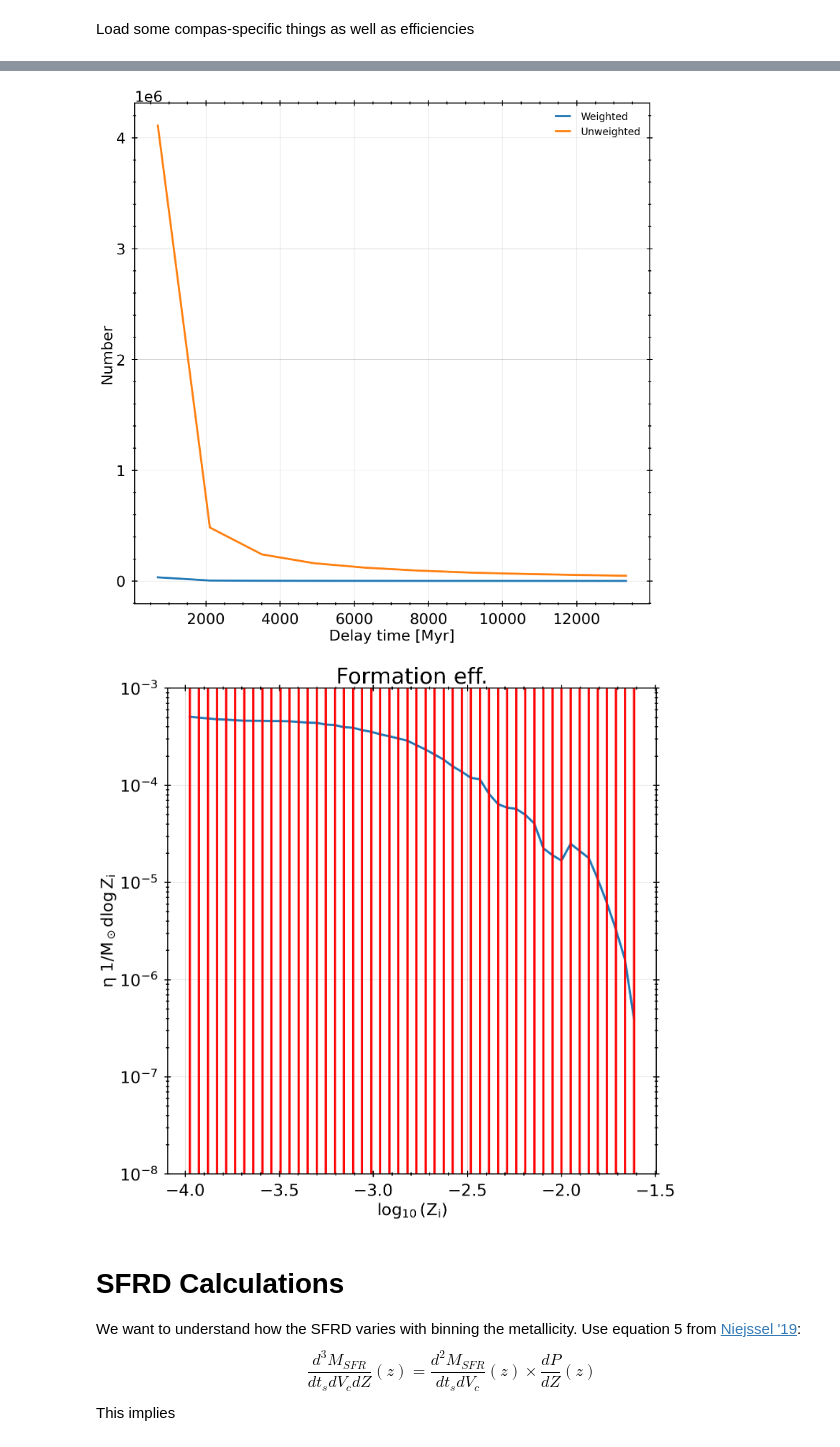
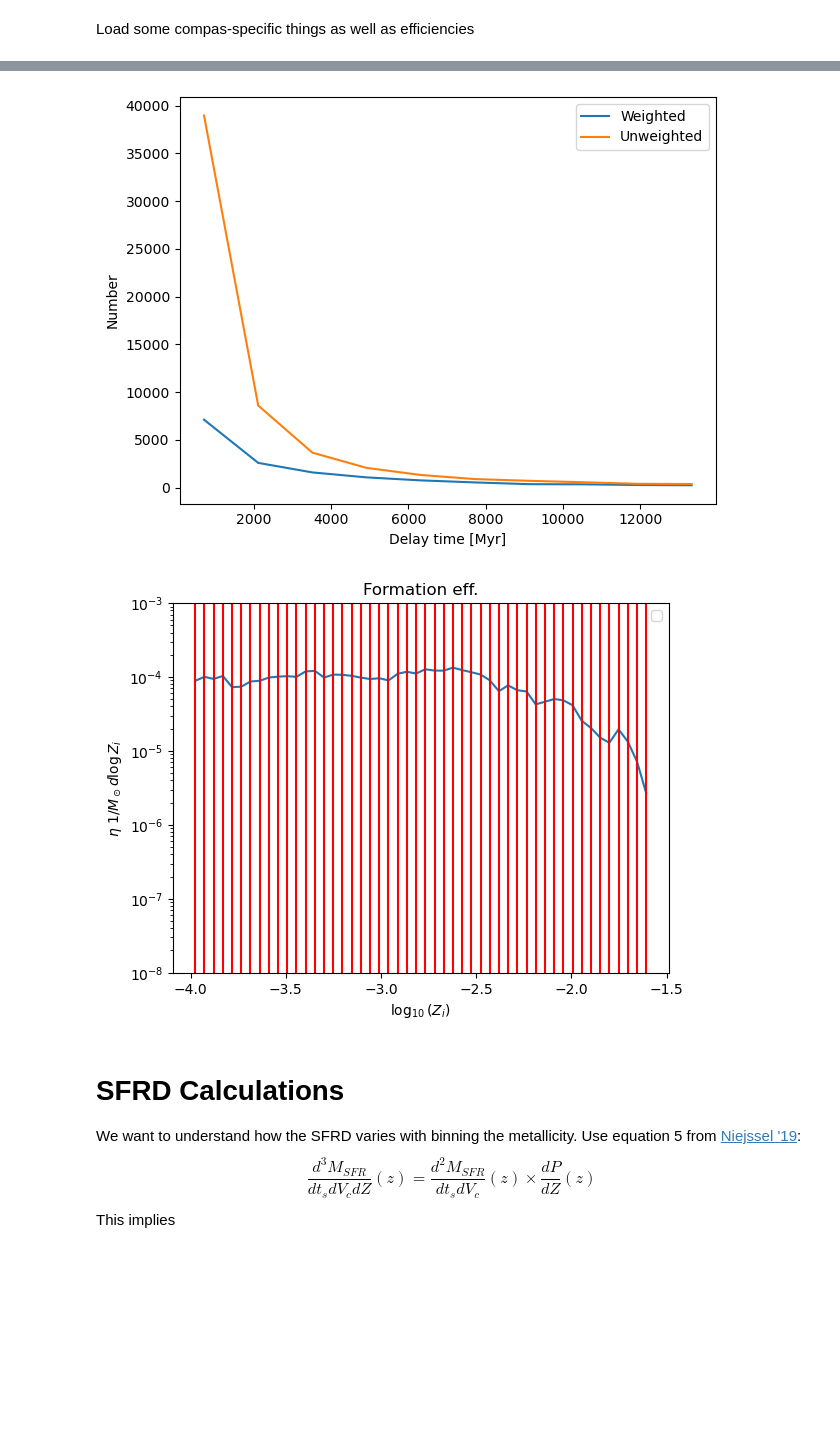
Before and after one commit to stlgolfer/metallicity_mergers, a Jupyter notebook: convolve_test.ipynb, the cells around one changed output, grey strips where cells are left out. Drawn from its saved outputs; the diff is of its cells as text; code cells hidden in the pictures; blank space fills up the shorter version.

```diff
--- a/convolve_test.ipynb
+++ b/convolve_test.ipynb
@@ -38,7 +35,7 @@ metallicities = fdata["BSE_System_Parameters"]["Metallicity@ZAMS(1)"][()]
 # potentially mask with/without a stable mass transfer or without an envelope
 mixture_weight = fdata["BSE_System_Parameters"]["mixture_weight"][()]
 fdata.close()
-TYPES = 'BBH'
+TYPES = 'BHNS'
 fe_binned, fe_bins, compasdata = get_formation_efficiency(filepath, types=TYPES)
 delayTimes = compasdata.delayTimes
 
@@ -65,5 +62,5 @@ Took 0.19556403160095215 to find efficiencies
-[figure, old version]
+[figure, new version]
-[figure, old version]
+[figure, new version]
 # %%
 class SigmaSkew:
     def __init__(self, sigma0, sigmaz):
```
Also changed, not shown: parts of 11 cells of this notebook.
